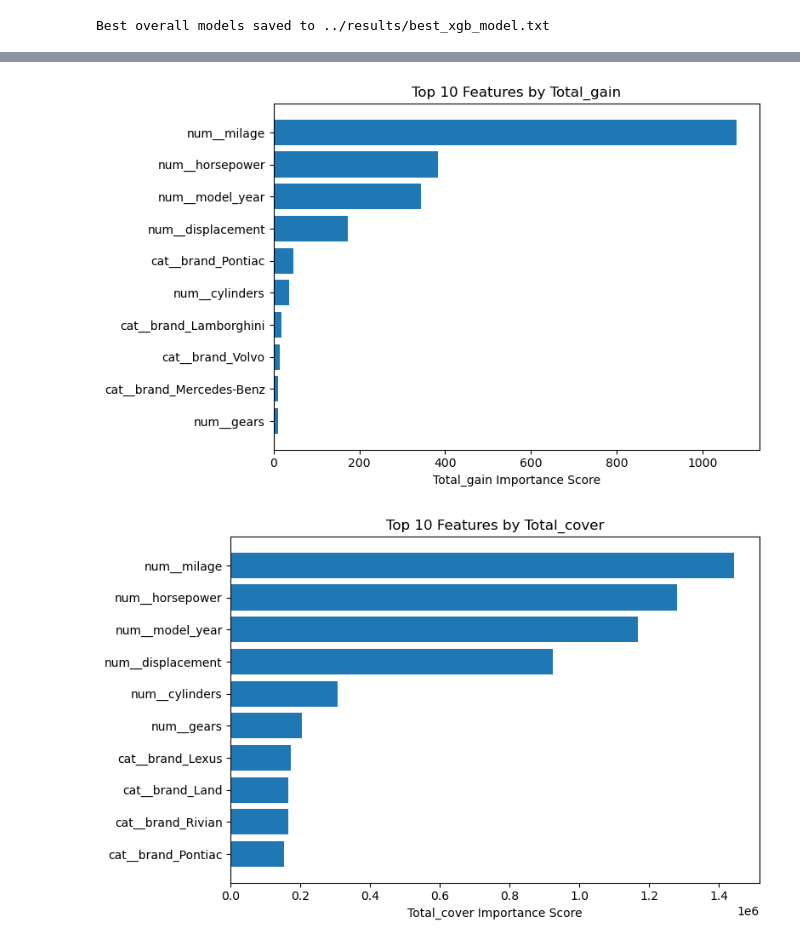
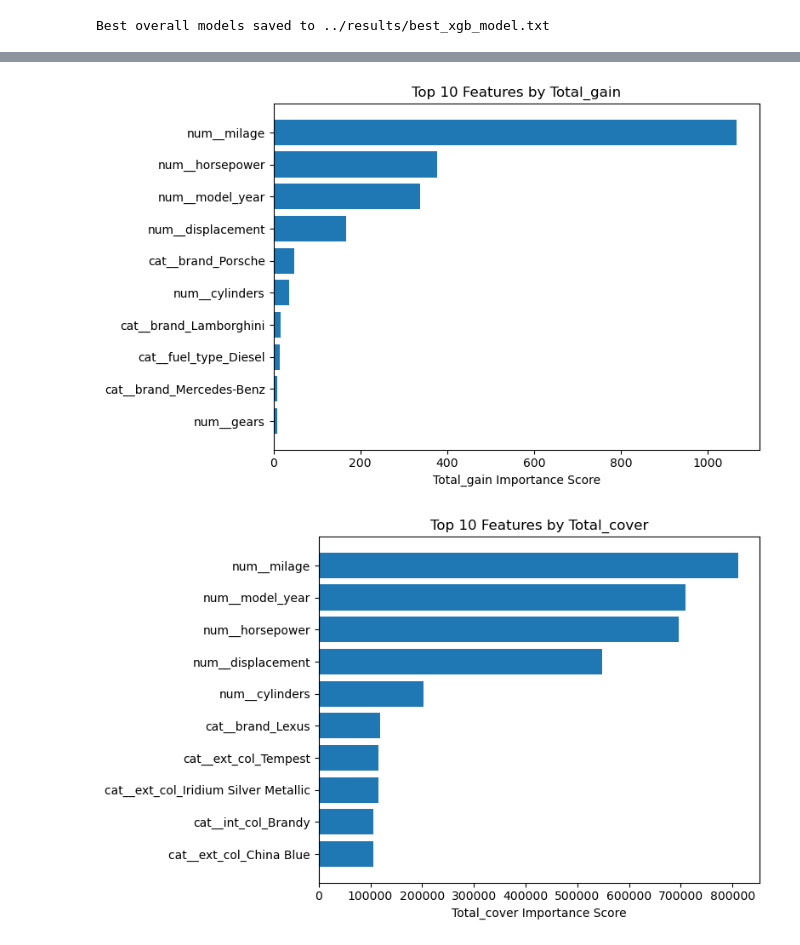
Before and after one commit to lshiyu4210/used_car_price_prediction, a Jupyter notebook: src/ML_pipeline.ipynb, the cells around one changed output, grey strips where cells are left out. Cells and saved outputs as stored; diff of their text form; code cells hidden in the pictures.

```diff
--- a/src/ML_pipeline.ipynb
+++ b/src/ML_pipeline.ipynb
@@ -7,8 +7,8 @@ new_used_car = pd.read_csv("../data/processed_used_car.csv")
 random_state = 42
 
 y = new_used_car['sales_price_log']
-# X = new_used_car.drop(['price', 'sales_price_log','model'], axis=1)     # Multivariate Imputation
-X = new_used_car.drop(['price', 'sales_price_log', 'model', 'int_col', 'ext_col'], axis=1)   # XGB
+X = new_used_car.drop(['price', 'sales_price_log','model'], axis=1)     # Multivariate Imputation
+# X = new_used_car.drop(['price', 'sales_price_log', 'model', 'int_col', 'ext_col'], axis=1)   # XGB
 X.columns = X.columns.str.strip("'\"")
 print(X.shape)
 # %% [output]
@@ -60,8 +62,8 @@ fraction of points with missing values: 0.6083811424295336
 # %%
 # Group features into numerical and categorical variables
 num_ftrs = ['model_year', 'milage', 'horsepower', 'displacement', 'cylinders', 'turbo', 'gears']
-# cat_ftrs = ['brand', 'fuel_type', 'ext_col', 'int_col', 'accident', 'clean_title', 'transmission_type']     # Multivariate Imputation
-cat_ftrs = ['brand', 'fuel_type', 'accident', 'clean_title', 'transmission_type']     # XGB
+cat_ftrs = ['brand', 'fuel_type', 'ext_col', 'int_col', 'accident', 'clean_title', 'transmission_type']     # Multivariate Imputation
+# cat_ftrs = ['brand', 'fuel_type', 'accident', 'clean_title', 'transmission_type']     # XGB
 # %%
 from sklearn.compose import ColumnTransformer
 from sklearn.pipeline import Pipeline
@@ -531,7 +477,7 @@ R2 - Method: XGBRegressor, Value: 0.8920
   Best Parameters: {'objective': 'reg:squarederror', 'base_score': None, 'booster': None, 'callbacks': None, 'colsample_bylevel': None, 'colsample_bynode': None, 'colsample_bytree': None, 'device': No ...
 # %%
 # Save XGB results as a text file
-with open("../results/xgb_imputed_results.txt", "w") as f:
+with open("../results/xgb_imputed_results_with_col.txt", "w") as f:
     # Write detailed results for each model
     f.write("Detailed Results for Each Model:\n\n")
     for model_name, model_results in results.items():
@@ -557,5 +503,5 @@ with open("../results/xgb_imputed_results.txt", "w") as f:
             f.write(f"  Best Parameters: {model.get_params()}\n")
         f.write("\n")
 
-print("Results successfully saved to xgb_imputed_results.txt")
+print("Results successfully saved to xgb_imputed_results_with_col.txt")
 # %% [output]
@@ -991,4 +896,8 @@ plt.show()
 # %%
+from sklearn.model_selection import train_test_split
+
+X_train, X_test, y_train, y_test = train_test_split(X, y, test_size=0.2, random_state=84)
+X_prep = preprocessor.fit_transform(X_train)
 # Extract feature names from the preprocessor
 preprocessed_feature_names = preprocessor.get_feature_names_out()
 
@@ -1029,5 +938,5 @@ for importance_type in importance_types:
-[figure, old version]
+[figure, new version]
-[figure, old version]
+[figure, new version]
 # %%
 import os
 import shap
```
Also changed, not shown: parts of 14 cells of this notebook, 16 other files.
